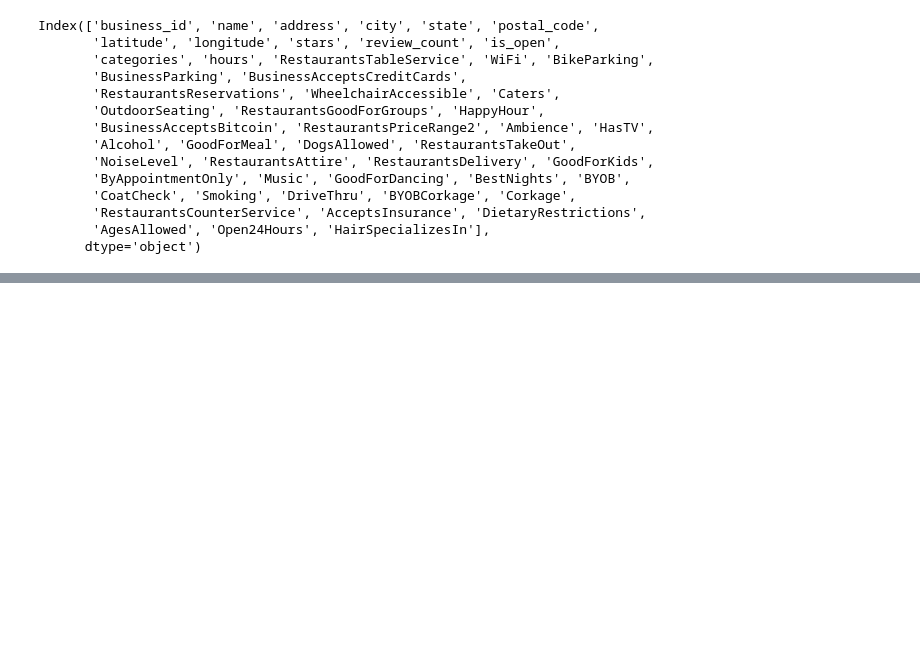
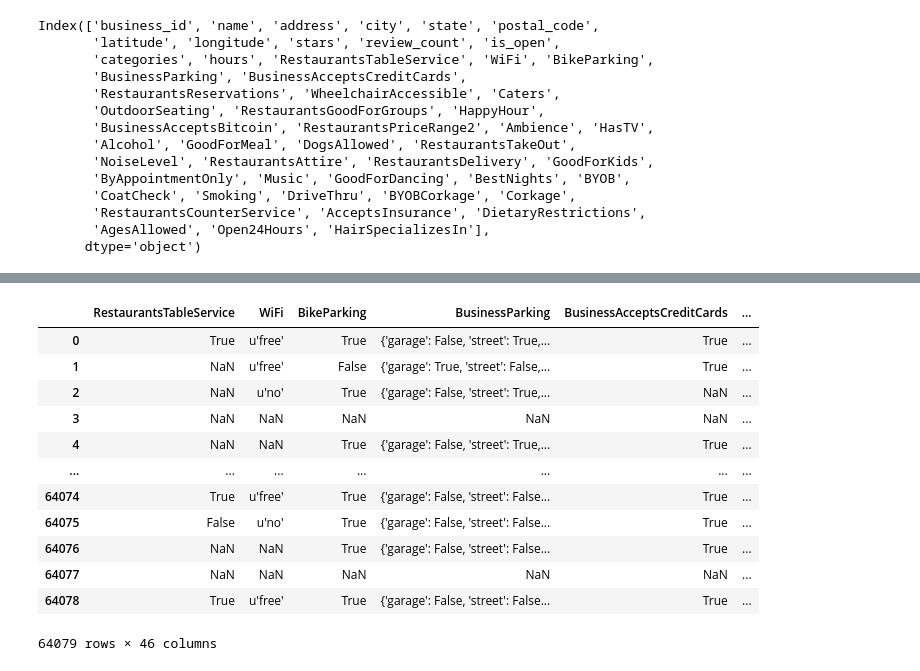
Before and after one commit to allistaircota/rate_my_restaurant, a Jupyter notebook: notebooks/Business Dataset Initial File Processing.ipynb, the cells around one changed output, grey strips where cells are left out. Drawn from its saved outputs; the diff is of its cells as text; code cells hidden in the pictures; blank space fills up the shorter version.

```diff
--- a/notebooks/Business Dataset Initial File Processing.ipynb
+++ b/notebooks/Business Dataset Initial File Processing.ipynb
@@ -206,0 +259,16 @@ Index(['business_id', 'name', 'address', 'city', 'state', 'postal_code',
+# %%
+restaurant_df1.iloc[:,12:]
+# %% [output]
+|  | RestaurantsTableService | WiFi | BikeParking | BusinessParking | BusinessAcceptsCreditCards | ... |
+| 0 | True | u'free' | True | {'garage': False, 'street': True,... | True | ... |
+| 1 | NaN | u'free' | False | {'garage': True, 'street': False,... | True | ... |
+| 2 | NaN | u'no' | True | {'garage': False, 'street': True,... | NaN | ... |
+| 3 | NaN | NaN | NaN | NaN | NaN | ... |
+| 4 | NaN | NaN | True | {'garage': False, 'street': True,... | True | ... |
+| ... | ... | ... | ... | ... | ... | ... |
+| 64074 | True | u'free' | True | {'garage': False, 'street': False... | True | ... |
+| 64075 | False | u'no' | True | {'garage': False, 'street': False... | True | ... |
+| 64076 | NaN | NaN | True | {'garage': False, 'street': False... | True | ... |
+| 64077 | NaN | NaN | NaN | NaN | NaN | ... |
+| 64078 | True | u'free' | True | {'garage': False, 'street': False... | True | ... |
+64079 rows × 46 columns
```
Also changed, not shown: parts of 20 cells of this notebook.
